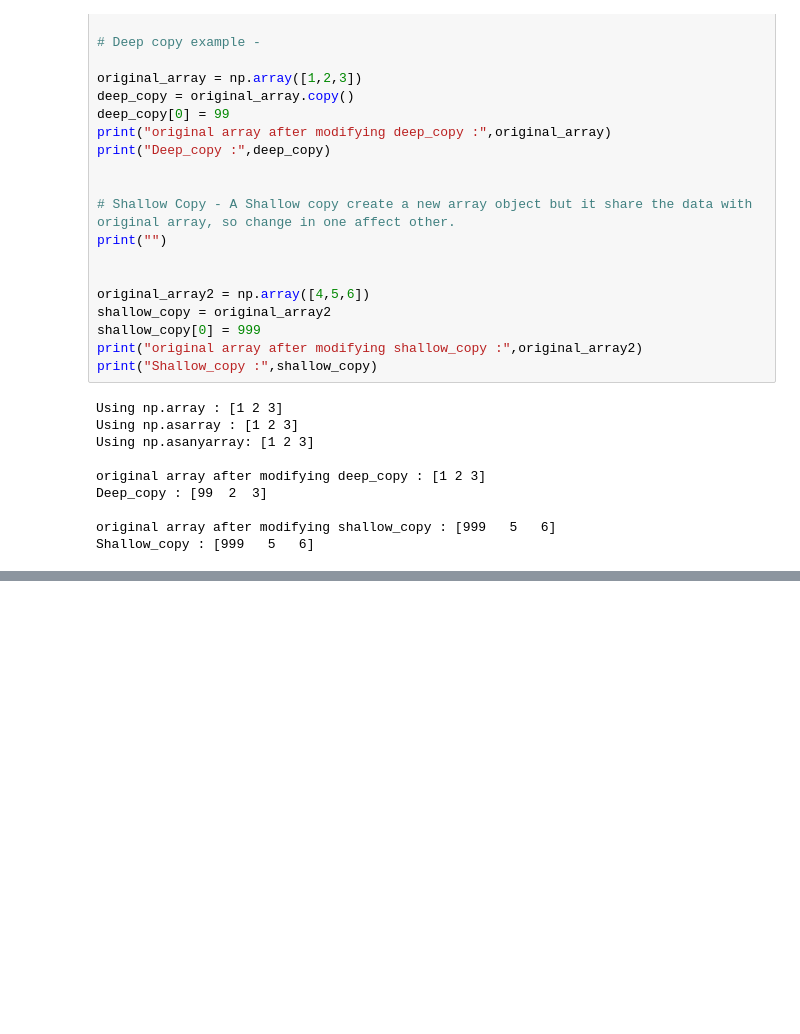
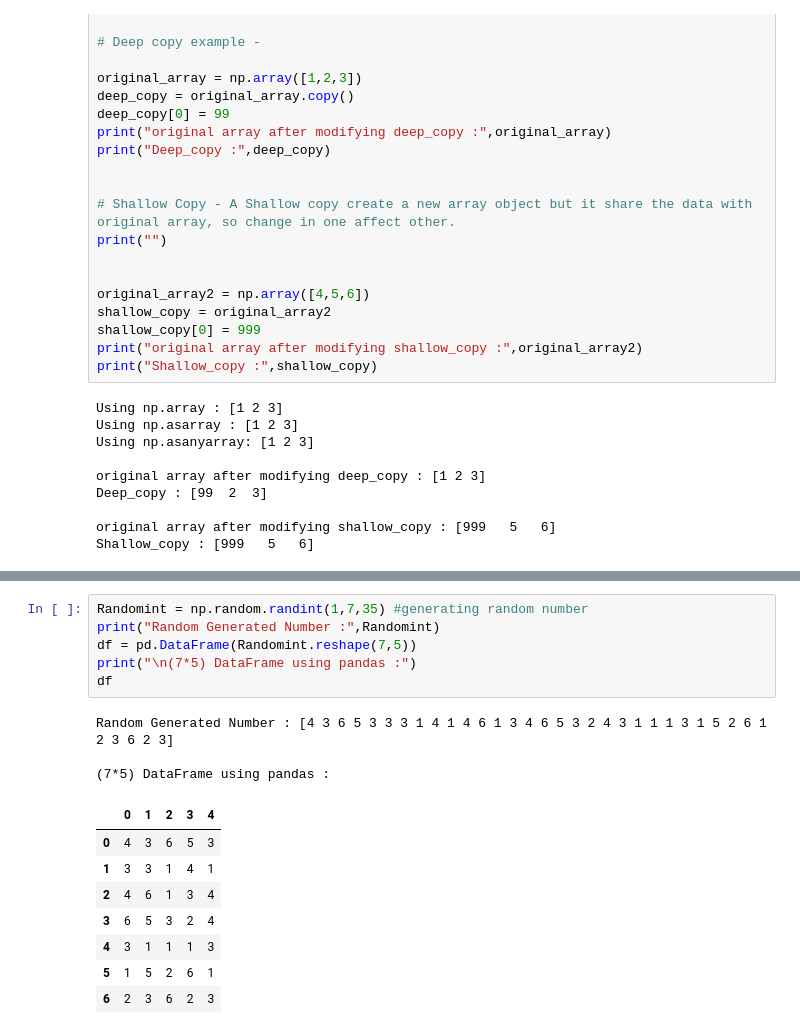
Before and after one commit to RedGhost123/Complete-Data_Science, a Jupyter notebook: Complete-Data_Science/jupyter/Quizs&Assignment/Assignment/Data_ToolKit_live_assignment.ipynb, the cells around one changed output, grey strips where cells are left out. Cells and saved outputs as stored; diff of their text form; blank space fills up the shorter version.

```diff
--- a/Complete-Data_Science/jupyter/Quizs&Assignment/Assignment/Data_ToolKit_live_assignment.ipynb
+++ b/Complete-Data_Science/jupyter/Quizs&Assignment/Assignment/Data_ToolKit_live_assignment.ipynb
@@ -279,0 +475,18 @@ Generating random array of shape(3,3,3) :
+# %%
+Randomint = np.random.randint(1,7,35) #generating random number
+print("Random Generated Number :",Randomint)
+df = pd.DataFrame(Randomint.reshape(7,5))
+print("\n(7*5) DataFrame using pandas :")
+df
+# %% [output]
+Random Generated Number : [4 3 6 5 3 3 3 1 4 1 4 6 1 3 4 6 5 3 2 4 3 1 1 1 3 1 5 2 6 1 2 3 6 2 3]
+
+(7*5) DataFrame using pandas :
+|  | 0 | 1 | 2 | 3 | 4 |
+| 0 | 4 | 3 | 6 | 5 | 3 |
+| 1 | 3 | 3 | 1 | 4 | 1 |
+| 2 | 4 | 6 | 1 | 3 | 4 |
+| 3 | 6 | 5 | 3 | 2 | 4 |
+| 4 | 3 | 1 | 1 | 1 | 3 |
+| 5 | 1 | 5 | 2 | 6 | 1 |
+| 6 | 2 | 3 | 6 | 2 | 3 |
```
Also changed, not shown: parts of 18 cells of this notebook.
